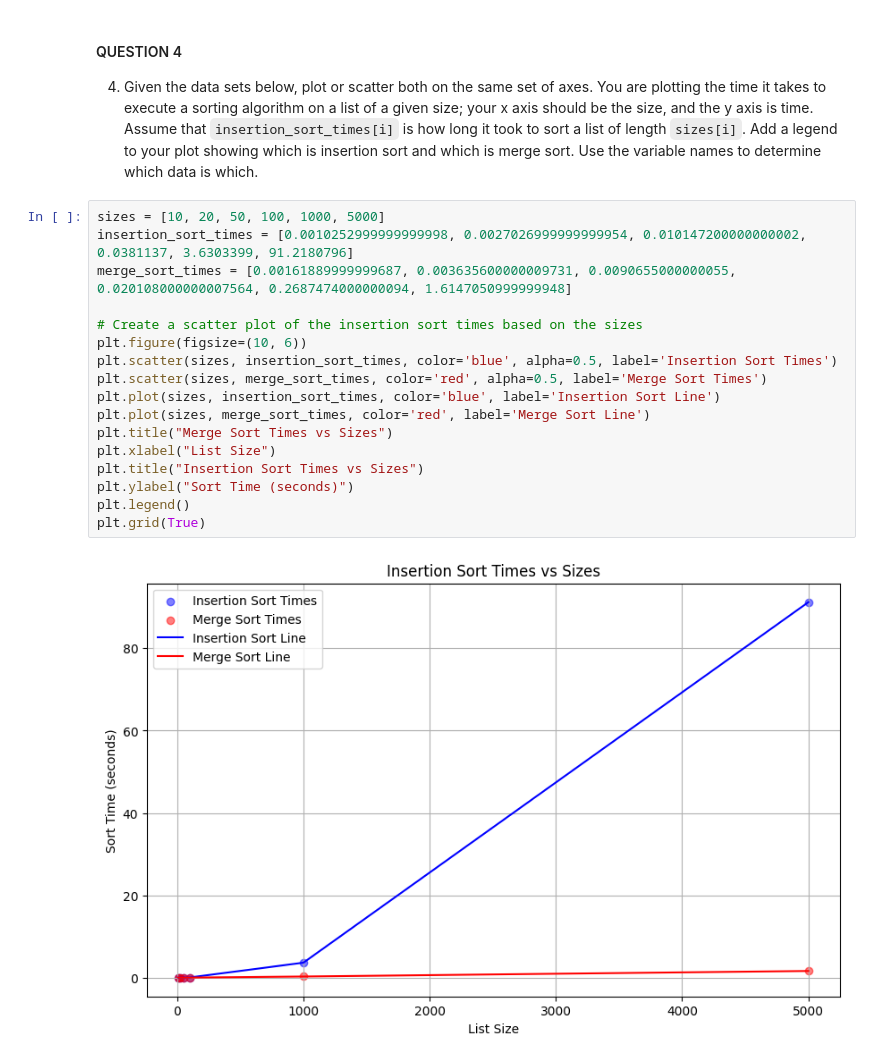
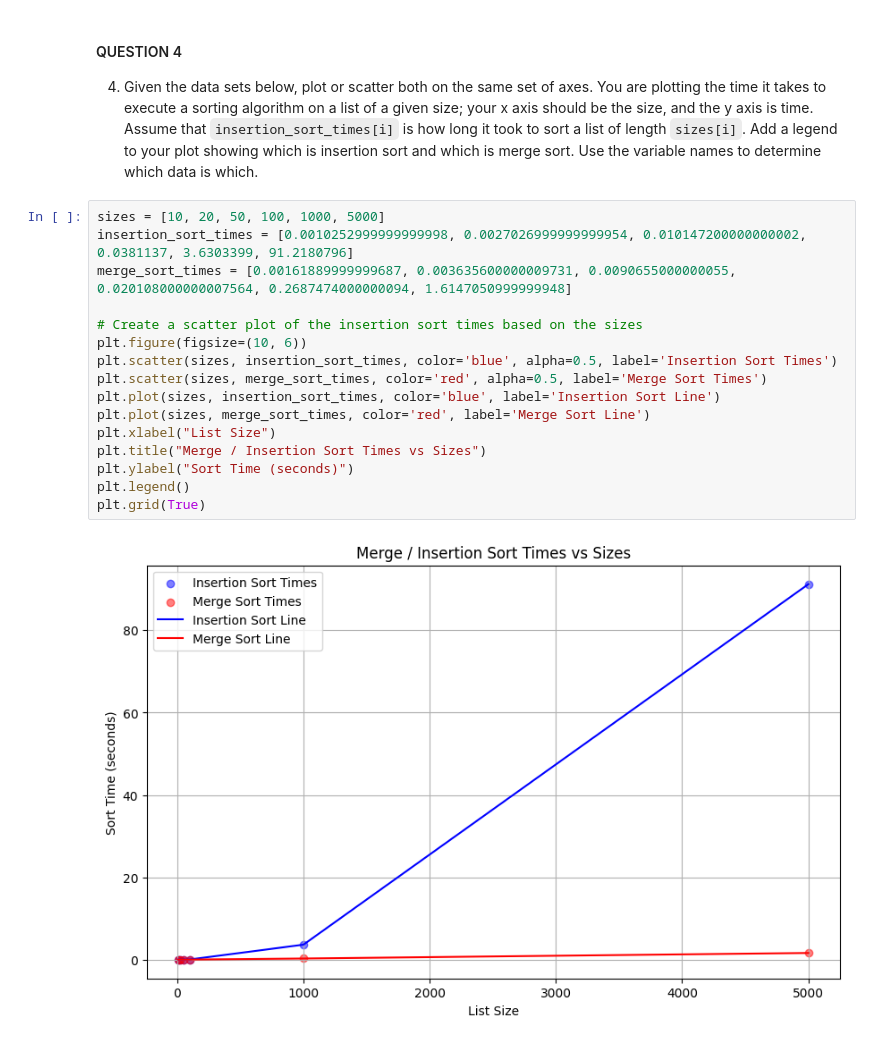
Before and after one commit to bjdawson23/pyplot, a Jupyter notebook: pyplot.ipynb, the cells around one changed output. Drawn from its saved outputs; the diff is of its cells as text.

```diff
--- a/pyplot.ipynb
+++ b/pyplot.ipynb
@@ -131,19 +131,18 @@ plt.show()
 # %%
 sizes = [10, 20, 50, 100, 1000, 5000]
 insertion_sort_times = [0.0010252999999999998, 0.0027026999999999954, 0.010147200000000002, 0.0381137, 3.6303399, 91.2180796]
 merge_sort_times = [0.00161889999999687, 0.003635600000009731, 0.0090655000000055, 0.020108000000007564, 0.2687474000000094, 1.6147050999999948]
 
 # Create a scatter plot of the insertion sort times based on the sizes
 plt.figure(figsize=(10, 6))
 plt.scatter(sizes, insertion_sort_times, color='blue', alpha=0.5, label='Insertion Sort Times')
 plt.scatter(sizes, merge_sort_times, color='red', alpha=0.5, label='Merge Sort Times')
 plt.plot(sizes, insertion_sort_times, color='blue', label='Insertion Sort Line')
 plt.plot(sizes, merge_sort_times, color='red', label='Merge Sort Line')
-plt.title("Merge Sort Times vs Sizes")
 plt.xlabel("List Size")
-plt.title("Insertion Sort Times vs Sizes")
+plt.title("Merge / Insertion Sort Times vs Sizes")
 plt.ylabel("Sort Time (seconds)")
 plt.legend()
 plt.grid(True)
 # %% [output]
-[figure, old version]
+[figure, new version]
```
